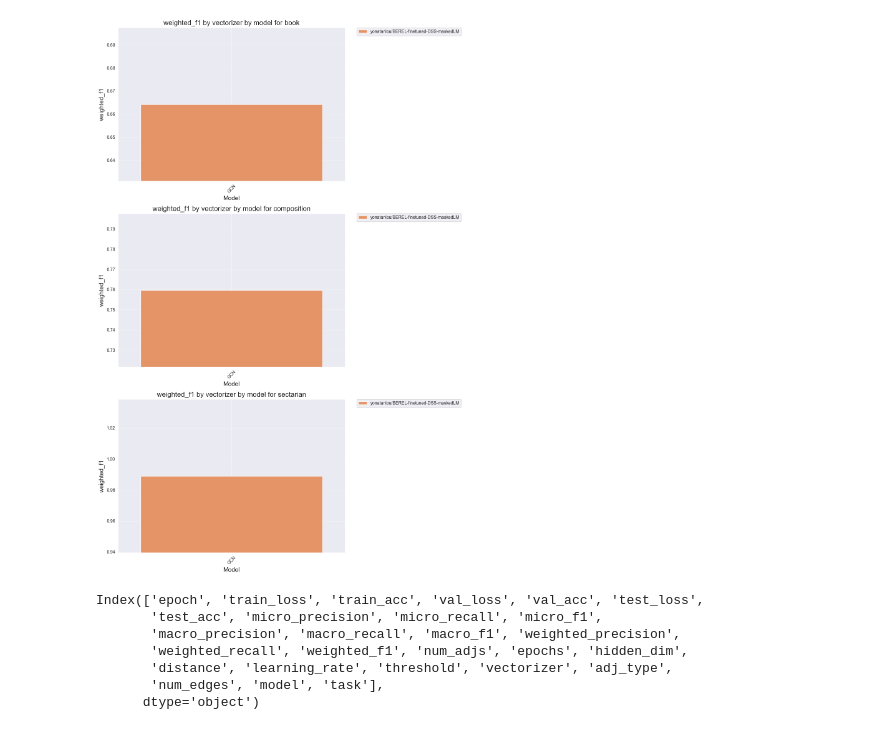
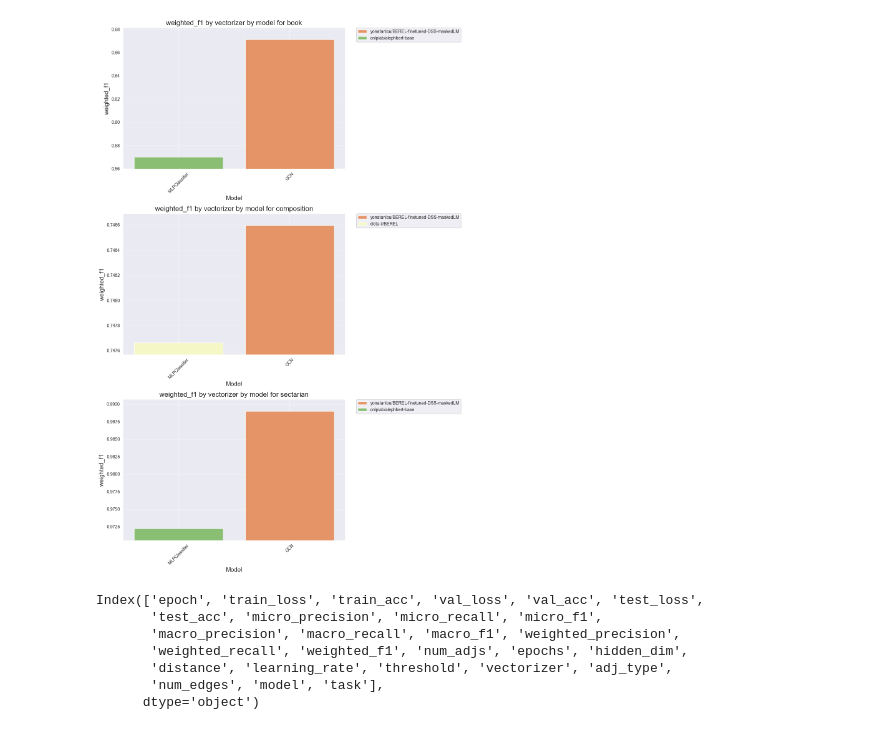
Before and after one commit to yonatanlou/QumranNLP, a Jupyter notebook: notebooks/4.0-baselines_analysis.ipynb, the cells around one changed output. Drawn from its saved outputs; the diff is of its cells as text; code cells hidden in the pictures.

```diff
--- a/notebooks/4.0-baselines_analysis.ipynb
+++ b/notebooks/4.0-baselines_analysis.ipynb
@@ -195,13 +201,14 @@ def generate_bar_plot(all_results, x_col, y_col, hue_col, vectorizer_type_col, c
 # %%
 
 color_map = generate_color_map(all_results, "vectorizer", "vectorizer_type", "RdYlGn", None)
 # file_name = f"{BASE_DIR}/reports/plots/comparison/classification_comparison_composition_sectarian.png"
 file_name = None
-hue_cols = list(all_results[all_results["model"] == "GCN"]["vectorizer"].unique()) + ["trigram"]
+# hue_cols = list(all_results[all_results["model"]=="GCN"]["vectorizer"].unique())+["trigram"]
+hue_cols = list(all_results["vectorizer"].unique())
 plot_obj = generate_bar_plot(all_results, "model", "weighted_f1", "vectorizer", "vectorizer_type", color_map,
                              filename=file_name, which_hue_cols=hue_cols)
 # %% [output]
-[figure, old version]
+[figure, new version]
 # %%
 
 results_gnn = []
```
Also changed, not shown: parts of 15 cells of this notebook, 1 other file.
